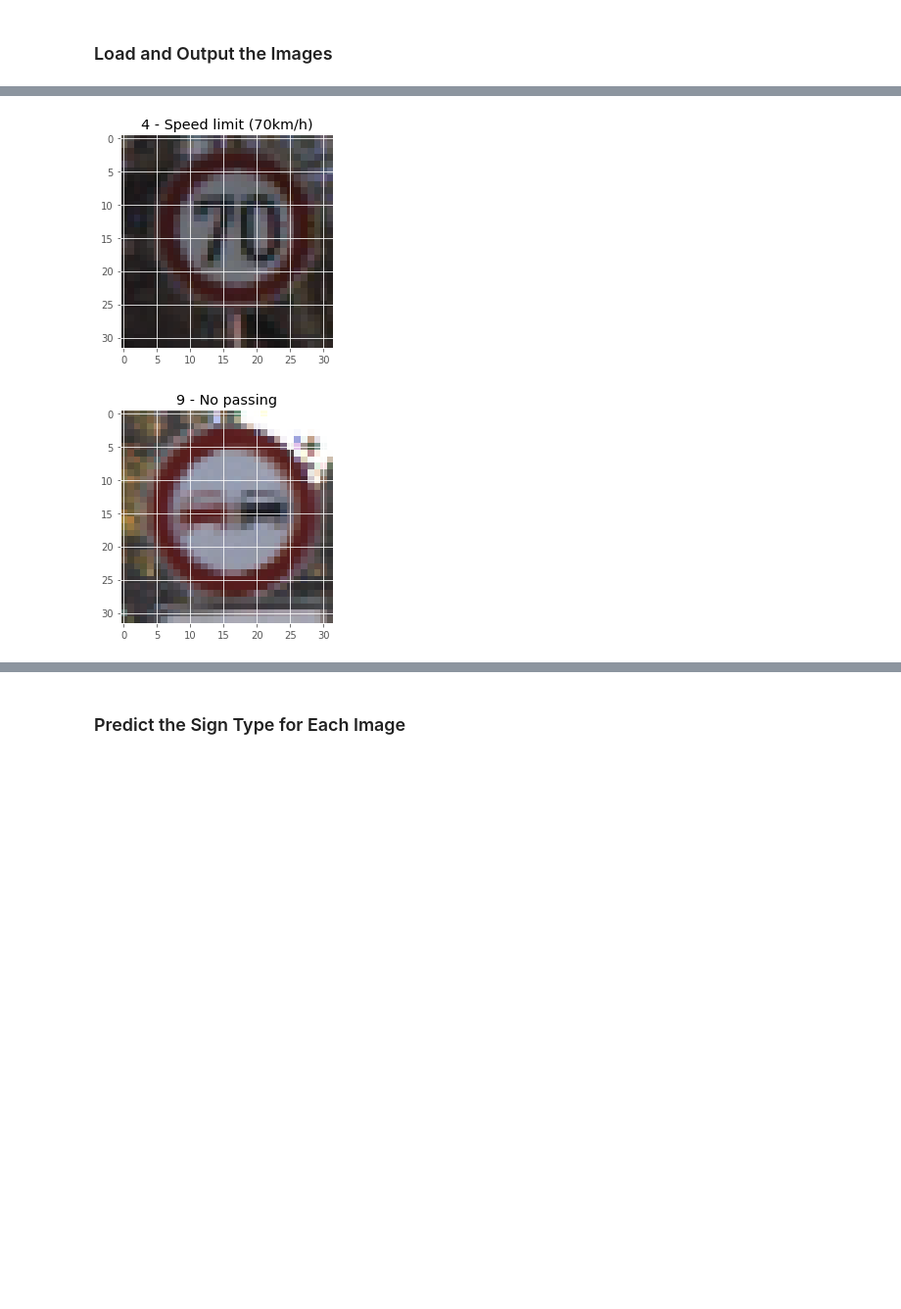
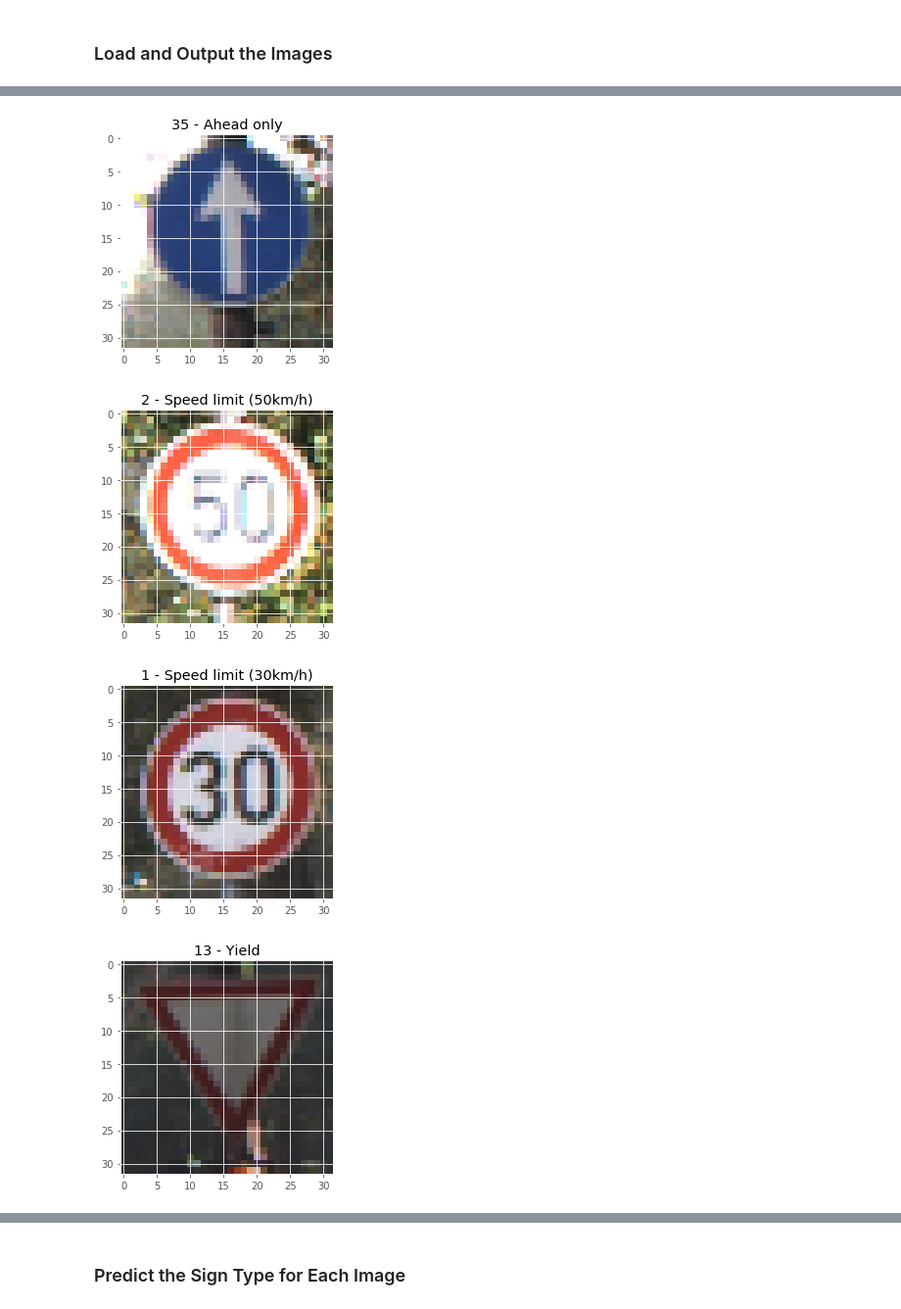
Before and after one commit to chomnoue/CarND-Traffic-Sign-Classifier-Project, a Jupyter notebook: Traffic_Sign_Classifier.ipynb, the cells around one changed output, grey strips where cells are left out. Shown at 98% size. Saved outputs shown, nothing was run; the diff lists cells and outputs as text; code cells hidden in the pictures; blank space fills up the shorter version.

```diff
--- a/Traffic_Sign_Classifier.ipynb
+++ b/Traffic_Sign_Classifier.ipynb
@@ -458,4 +458,4 @@ new_data.shape
 # %%
-visualize(new_data,new_labels,"New images",2)
+visualize(new_data,new_labels,"New images",10)
 # %% [output]
 *************Visualizing New images data *******************
@@ -477,2 +477,4 @@ dtype: int64
-[figure, old version]
+[figure, new version]
-[figure, old version]
+[figure, new version]
+[figure, added]
+[figure, added]
```
Also changed, not shown: parts of 14 cells of this notebook, 8 other files.
